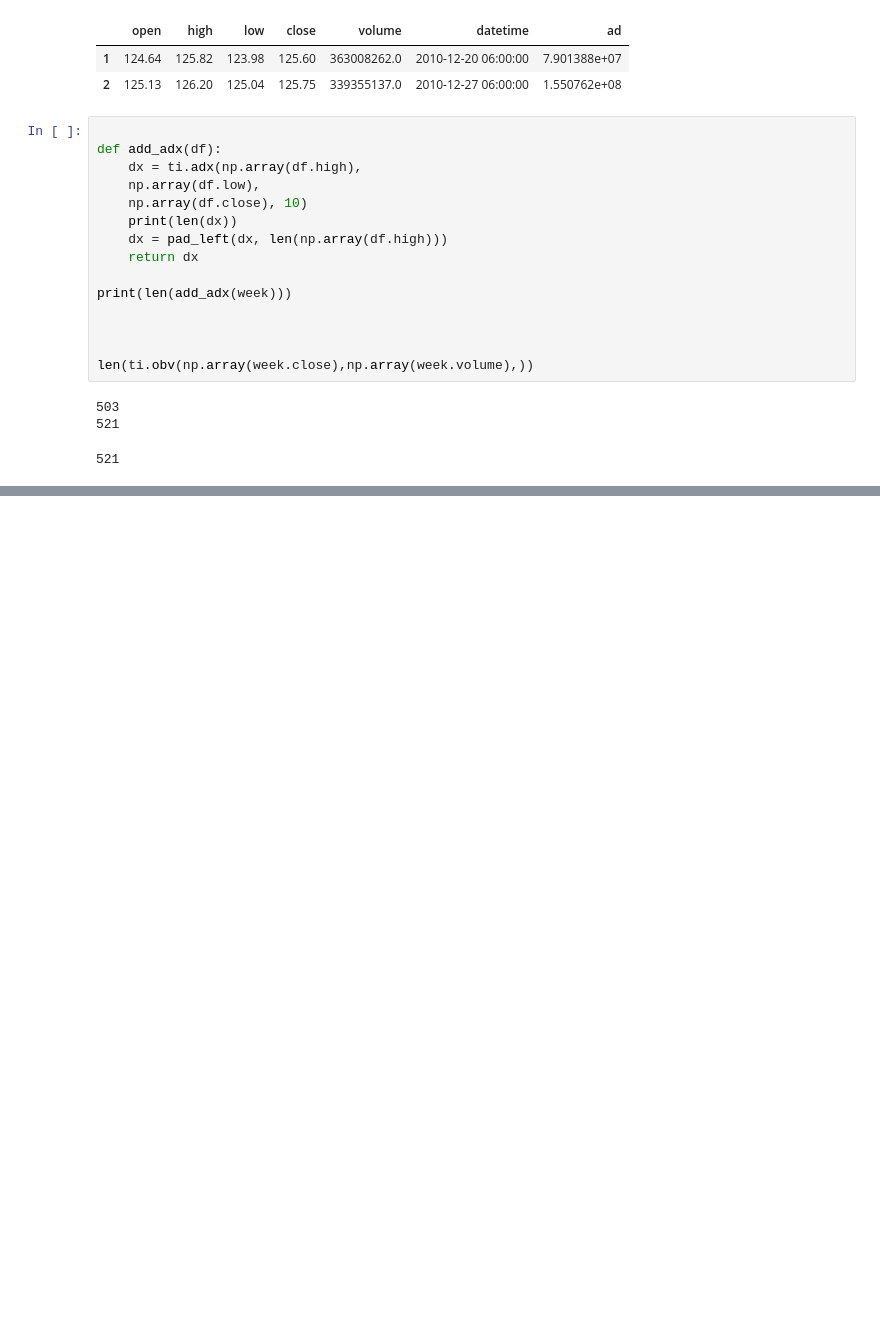
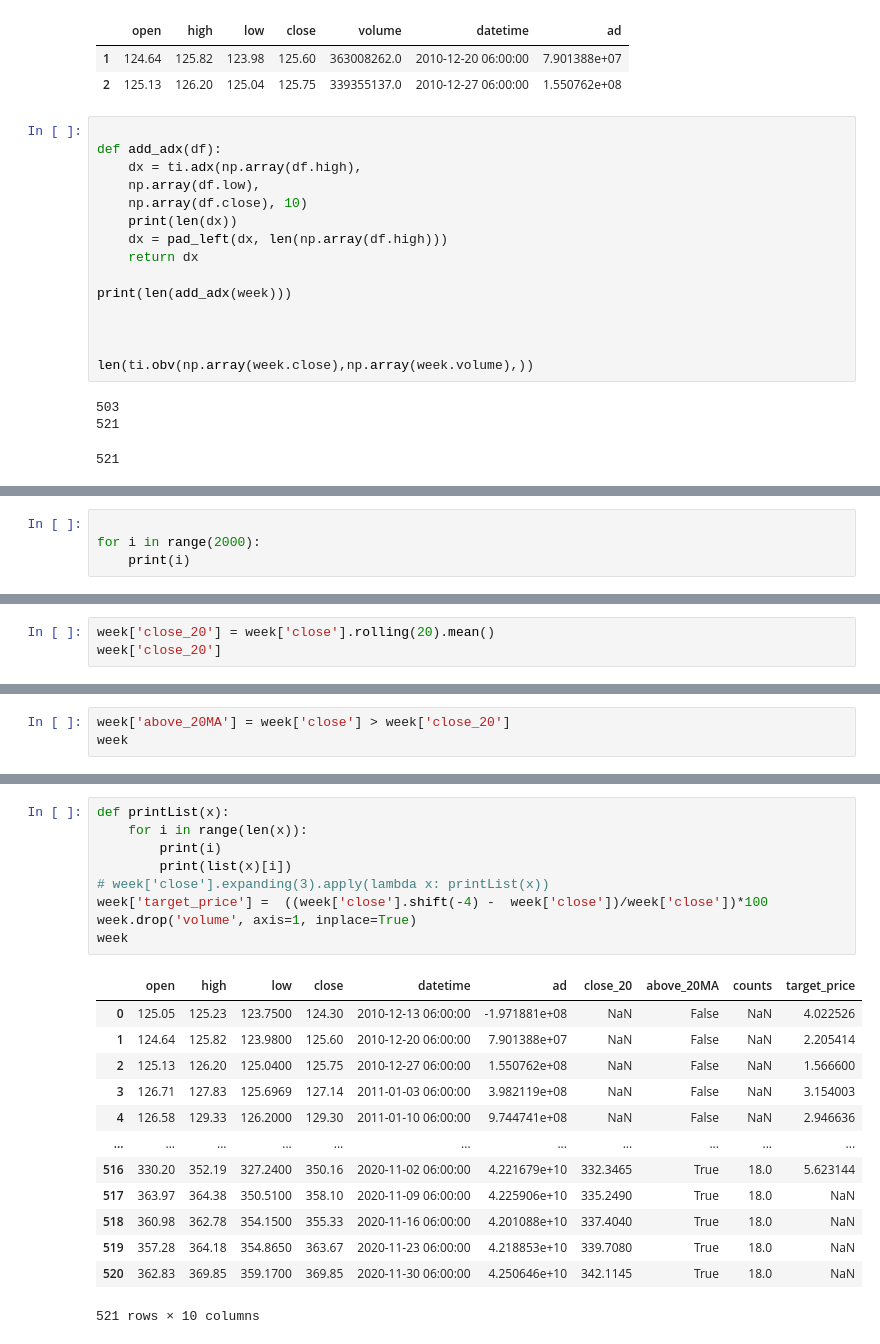
Before and after one commit to barrard/pyStocks, a Jupyter notebook: data-create.ipynb, the cells around one changed output, grey strips where cells are left out. Cells and saved outputs as stored; diff of their text form; blank space fills up the shorter version.

```diff
--- a/data-create.ipynb
+++ b/data-create.ipynb
@@ -176,0 +201,4 @@ len(ti.obv(np.array(week.close),np.array(week.volume),))
+# %%
+
+for i in range(2000):
+    print(i)
@@ -176,0 +228,3 @@ len(ti.obv(np.array(week.close),np.array(week.volume),))
+# %%
+week['close_20'] = week['close'].rolling(20).mean()
+week['close_20']
@@ -176,0 +244,3 @@ len(ti.obv(np.array(week.close),np.array(week.volume),))
+# %%
+week['above_20MA'] = week['close'] > week['close_20']
+week
@@ -176,0 +305,23 @@ len(ti.obv(np.array(week.close),np.array(week.volume),))
+# %%
+def printList(x):
+    for i in range(len(x)):
+        print(i)
+        print(list(x)[i])
+# week['close'].expanding(3).apply(lambda x: printList(x))
+week['target_price'] =  ((week['close'].shift(-4) -  week['close'])/week['close'])*100
+week.drop('volume', axis=1, inplace=True)
+week
+# %% [output]
+|  | open | high | low | close | datetime | ad | close_20 | above_20MA | counts | target_price |
+| 0 | 125.05 | 125.23 | 123.7500 | 124.30 | 2010-12-13 06:00:00 | -1.971881e+08 | NaN | False | NaN | 4.022526 |
+| 1 | 124.64 | 125.82 | 123.9800 | 125.60 | 2010-12-20 06:00:00 | 7.901388e+07 | NaN | False | NaN | 2.205414 |
+| 2 | 125.13 | 126.20 | 125.0400 | 125.75 | 2010-12-27 06:00:00 | 1.550762e+08 | NaN | False | NaN | 1.566600 |
+| 3 | 126.71 | 127.83 | 125.6969 | 127.14 | 2011-01-03 06:00:00 | 3.982119e+08 | NaN | False | NaN | 3.154003 |
+| 4 | 126.58 | 129.33 | 126.2000 | 129.30 | 2011-01-10 06:00:00 | 9.744741e+08 | NaN | False | NaN | 2.946636 |
+| ... | ... | ... | ... | ... | ... | ... | ... | ... | ... | ... |
+| 516 | 330.20 | 352.19 | 327.2400 | 350.16 | 2020-11-02 06:00:00 | 4.221679e+10 | 332.3465 | True | 18.0 | 5.623144 |
+| 517 | 363.97 | 364.38 | 350.5100 | 358.10 | 2020-11-09 06:00:00 | 4.225906e+10 | 335.2490 | True | 18.0 | NaN |
+| 518 | 360.98 | 362.78 | 354.1500 | 355.33 | 2020-11-16 06:00:00 | 4.201088e+10 | 337.4040 | True | 18.0 | NaN |
+| 519 | 357.28 | 364.18 | 354.8650 | 363.67 | 2020-11-23 06:00:00 | 4.218853e+10 | 339.7080 | True | 18.0 | NaN |
+| 520 | 362.83 | 369.85 | 359.1700 | 369.85 | 2020-11-30 06:00:00 | 4.250646e+10 | 342.1145 | True | 18.0 | NaN |
+521 rows × 10 columns
```
Also changed, not shown: parts of 11 cells of this notebook, 6 other files.
